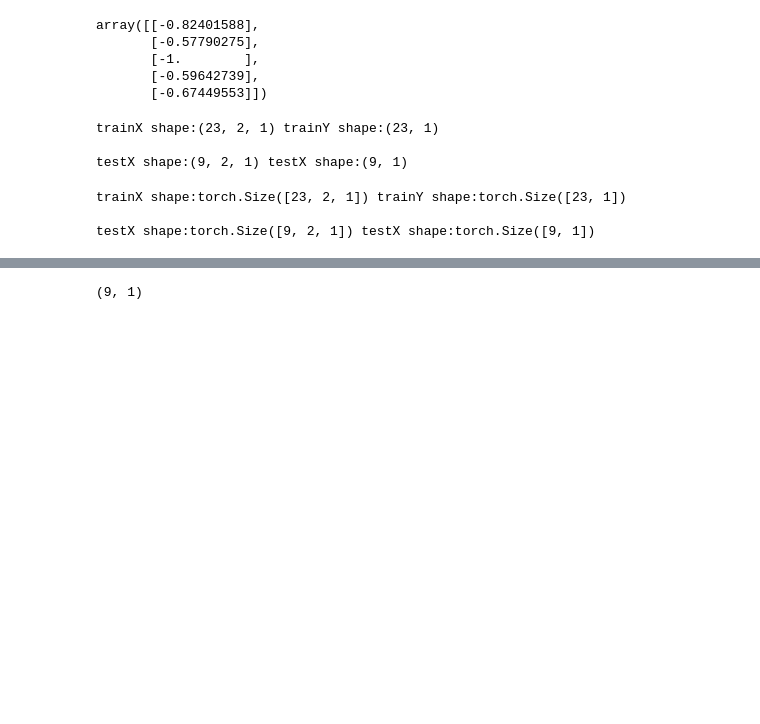
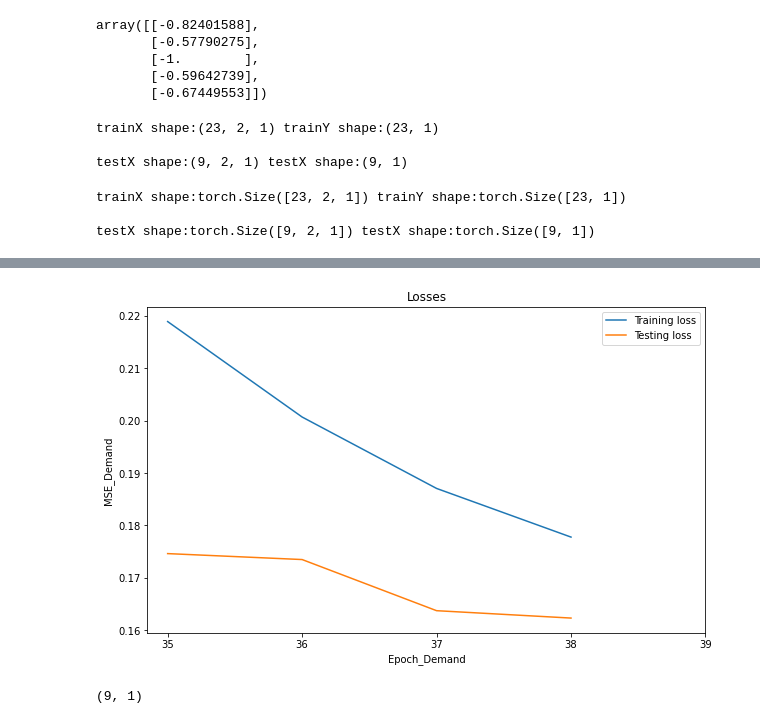
Before and after one commit to CertifaiAI/time-series-labs, a Jupyter notebook: notebook/Univariate Single Step LSTM.ipynb, the cells around one changed output, grey strips where cells are left out. Saved outputs shown, nothing was run; the diff lists cells and outputs as text; code cells hidden in the pictures; blank space fills up the shorter version.

```diff
--- a/notebook/Univariate Single Step LSTM.ipynb
+++ b/notebook/Univariate Single Step LSTM.ipynb
@@ -380,8 +417,8 @@ array([[-0.82401588],
        [-0.67449553]])
 # %%
 #Data Sequencing
-trainX_shampoo ,trainY_shampoo =  univariate_single_step(train_data_normalized_shampoo,2)
-testX_shampoo , testY_shampoo = univariate_single_step(test_data_normalized_shampoo,2)
+trainX_shampoo ,trainY_shampoo =  univariate_single_step(train_data_normalized_shampoo,window_size_shampoo)
+testX_shampoo , testY_shampoo = univariate_single_step(test_data_normalized_shampoo,window_size_shampoo)
 print(f"trainX shape:{trainX_shampoo.shape} trainY shape:{trainY_shampoo.shape}\n")
 print(f"testX shape:{testX_shampoo.shape} testX shape:{testY_shampoo.shape}")
 # %% [output]
@@ -463,2 +477,19 @@ Epoch  99 MSE:  0.14828209578990936
+# %%
+# Zoom in by fill in start_epoch and end_epoch
+start_epoch = 35
+end_epoch = 40
+plt.figure(figsize=(10,6))
+plt.plot(train_loss_shampoo[start_epoch:end_epoch], label="Training loss")
+plt.plot(val_loss_shampoo[start_epoch:end_epoch], label="Testing loss")
+plt.title("Losses")
+plt.xlabel("Epoch_Demand")
+plt.ylabel("MSE_Demand")
+position=range(end_epoch-start_epoch)
+labels=range(start_epoch,end_epoch)
+plt.xticks(position, labels)
+plt.legend()
+plt.show()
+# %% [output]
+[figure, added]
 # %%
 #Make predictions
```
Also changed, not shown: parts of 31 cells of this notebook.
